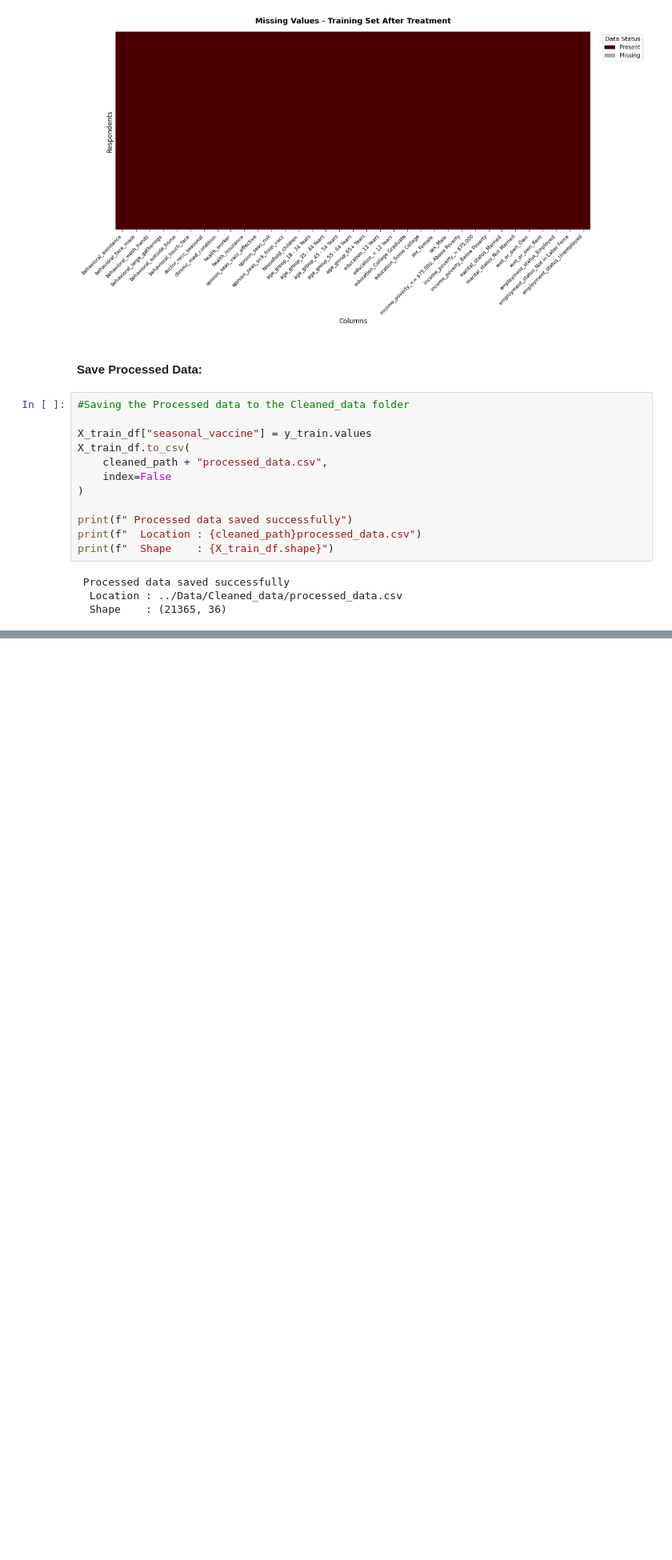
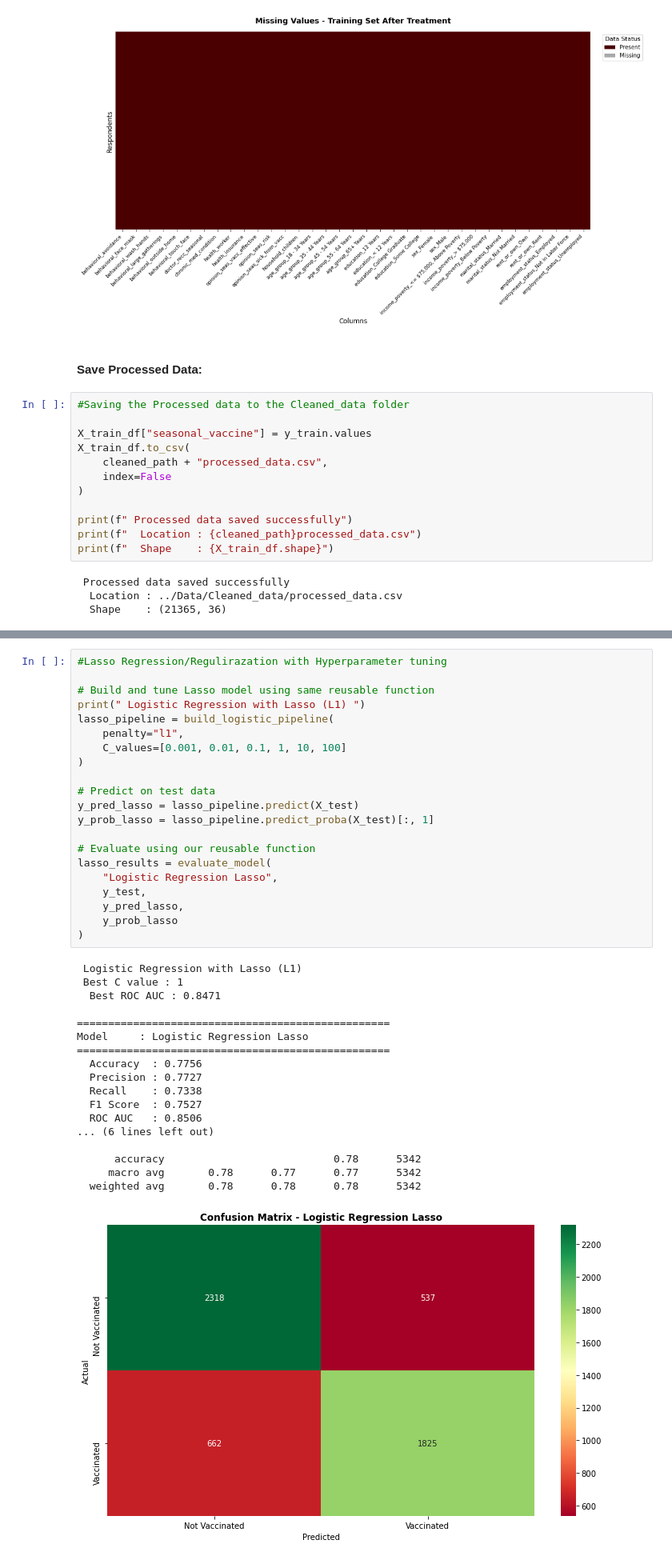
Before and after one commit to Naomiteroh/Project-3, a Jupyter notebook: Notebooks/03_Final_Notebook.ipynb, the cells around one changed output, grey strips where cells are left out. Shown at 80% size. Cells and saved outputs as stored; diff of their text form; blank space fills up the shorter version.

```diff
--- a/Notebooks/03_Final_Notebook.ipynb
+++ b/Notebooks/03_Final_Notebook.ipynb
@@ -692,0 +975,40 @@ print(f"  Shape    : {X_train_df.shape}")
+# %%
+#Lasso Regression/Regulirazation with Hyperparameter tuning
+
+# Build and tune Lasso model using same reusable function
+print(" Logistic Regression with Lasso (L1) ")
+lasso_pipeline = build_logistic_pipeline(
+    penalty="l1",
+    C_values=[0.001, 0.01, 0.1, 1, 10, 100]
+)
+
+# Predict on test data
+y_pred_lasso = lasso_pipeline.predict(X_test)
+y_prob_lasso = lasso_pipeline.predict_proba(X_test)[:, 1]
+
+# Evaluate using our reusable function
+lasso_results = evaluate_model(
+    "Logistic Regression Lasso",
+    y_test,
+    y_pred_lasso,
+    y_prob_lasso
+)
+# %% [output]
+ Logistic Regression with Lasso (L1)
+ Best C value : 1
+  Best ROC AUC : 0.8471
+
+==================================================
+Model     : Logistic Regression Lasso
+==================================================
+  Accuracy  : 0.7756
+  Precision : 0.7727
+  Recall    : 0.7338
+  F1 Score  : 0.7527
+  ROC AUC   : 0.8506
+... (6 lines left out)
+
+      accuracy                           0.78      5342
+     macro avg       0.78      0.77      0.77      5342
+  weighted avg       0.78      0.78      0.78      5342
+[figure, added]
```
Also changed, not shown: parts of 15 cells of this notebook.
